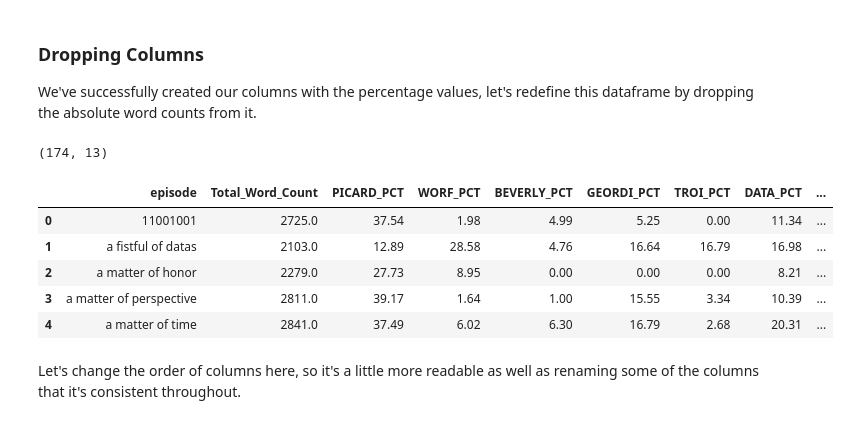
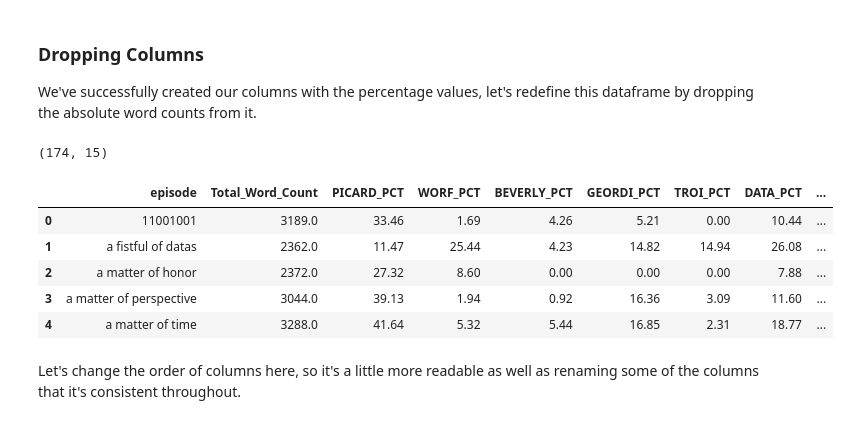
Before and after one commit to KatyaZeross/TrekPredict, a Jupyter notebook: Part1_StarTrek_CleaningEDA.ipynb, the cells around one changed output. Cells and saved outputs as stored; diff of their text form; code cells hidden in the pictures.

```diff
--- a/Part1_StarTrek_CleaningEDA.ipynb
+++ b/Part1_StarTrek_CleaningEDA.ipynb
@@ -570,0 +580,15 @@ We'll begin by creating a list of characters, and then create a loop for a WordC
+# %%
+main_cast = ['PICARD','WORF', 'BEVERLY', 'GEORDI', 'TROI',  'DATA', 'RIKER', 'WES', 'GUINAN', 'TASHA', 'PULASKI', 'Q' , 'LORE']
+
+# loop through the rows and indexes of the StarTrek_df
+for index, row in StarTrek_df.iterrows():
+    # loop through the characters in main_cast
+    for character in main_cast:
+        # check to see if the character is in the who column from the main_cast
+        if character in StarTrek_df.at[index, "who"]:
+            # replace value with character
+            StarTrek_df.at[index, "who"] = character
+    # check to see if the character is not in the main_cast
+    if StarTrek_df.at[index, "who"] not in main_cast:
+        # replace with 'other'
+        StarTrek_df.at[index, "who"] = "OTHER"
@@ -705,7 +841,7 @@ Now that we've created our list of characters, we're creating a loop where:
 # %%
 df_list = []
 
-for character in characters:
+for character in main_cast:
 
     #filter to only the characters in the list
     StarTrek_Char = StarTrek_df.loc[StarTrek_df['who'] == character]
@@ -838,7 +978,7 @@ dtype: float64
 With our index correct now, we can continue with some more feature engineering. We can see that each column has the total words per character, but we don't have a total words for the whole roster. So, we'll created a `Total_Word_Count` column that adds up all the characters that we have.
 # %%
 # getting the total word count for each episode
-WordCount_Char['Total_Word_Count'] = WordCount_Char['PICARD'] + WordCount_Char['WORF'] + WordCount_Char['BEVERLY'] + WordCount_Char['GEORDI'] + WordCount_Char['TROI'] + WordCount_Char['DATA'] + WordCount_Char['RIKER'] + WordCount_Char['Q'] + WordCount_Char['LORE'] + WordCount_Char['WESLEY'] + WordCount_Char['GUINAN']
+WordCount_Char['Total_Word_Count'] = WordCount_Char.sum(axis=1)
 # %%
 # sanity check
 WordCount_Char.sample(10)
@@ -864,9 +1004,9 @@ Success. However, having numerical values doesn't correctly portray the signific
 In order to mitigate this, we'll convert the values into percentages, or more specifically, relative total word count. Our next steps are going to be creating a new group of columns specifically for the percentage values, and then drop the previous version (the total number). What we'll have left is just percentage values, and the total word count for reference.
 # %%
 # getting the relative word count for each character instead of keeping the absolute values
-character_percents = ['PICARD_PCT','WORF_PCT', 'BEVERLY_PCT', 'GEORDI_PCT', 'TROI_PCT',  'DATA_PCT', 'RIKER_PCT', 'Q_PCT', 'LORE_PCT', 'WESLEY_PCT', 'GUINAN_PCT']
+character_percents = ['PICARD_PCT','WORF_PCT', 'BEVERLY_PCT', 'GEORDI_PCT', 'TROI_PCT',  'DATA_PCT', 'RIKER_PCT', 'Q_PCT', 'LORE_PCT', 'WESLEY_PCT', 'GUINAN_PCT', 'TASHA_PCT', 'PULASKI_PCT']
 
-for index, character in enumerate(characters):
+for index, character in enumerate(main_cast):
 
     # getting the percentage value for each character per episode
     WordCount_Char[character_percents[index]] = round((WordCount_Char[character] / WordCount_Char['Total_Word_Count']*100),2)
@@ -886,18 +1026,18 @@ WordCount_Char.head()
 
 We've successfully created our columns with the percentage values, let's redefine this dataframe by dropping the absolute word counts from it.
 # %%
-Relative_WordCount_Char = WordCount_Char.drop(columns=['PICARD', 'WORF', 'BEVERLY', 'GEORDI', 'TROI', 'DATA', 'RIKER', 'Q', 'LORE', 'WESLEY', 'GUINAN'])
+Relative_WordCount_Char = WordCount_Char.drop(columns=['PICARD', 'WORF', 'BEVERLY', 'GEORDI', 'TROI', 'DATA', 'RIKER', 'Q', 'LORE', 'WES', 'GUINAN', 'TASHA', 'PULASKI'])
 
 print(Relative_WordCount_Char.shape)
 Relative_WordCount_Char.head()
 # %% [output]
-(174, 13)
+(174, 15)
 |  | episode | Total_Word_Count | PICARD_PCT | WORF_PCT | BEVERLY_PCT | GEORDI_PCT | TROI_PCT | DATA_PCT | ... |
-| 0 | 11001001 | 2725.0 | 37.54 | 1.98 | 4.99 | 5.25 | 0.00 | 11.34 | ... |
-| 1 | a fistful of datas | 2103.0 | 12.89 | 28.58 | 4.76 | 16.64 | 16.79 | 16.98 | ... |
-| 2 | a matter of honor | 2279.0 | 27.73 | 8.95 | 0.00 | 0.00 | 0.00 | 8.21 | ... |
-| 3 | a matter of perspective | 2811.0 | 39.17 | 1.64 | 1.00 | 15.55 | 3.34 | 10.39 | ... |
-| 4 | a matter of time | 2841.0 | 37.49 | 6.02 | 6.30 | 16.79 | 2.68 | 20.31 | ... |
+| 0 | 11001001 | 3189.0 | 33.46 | 1.69 | 4.26 | 5.21 | 0.00 | 10.44 | ... |
+| 1 | a fistful of datas | 2362.0 | 11.47 | 25.44 | 4.23 | 14.82 | 14.94 | 26.08 | ... |
+| 2 | a matter of honor | 2372.0 | 27.32 | 8.60 | 0.00 | 0.00 | 0.00 | 7.88 | ... |
+| 3 | a matter of perspective | 3044.0 | 39.13 | 1.94 | 0.92 | 16.36 | 3.09 | 11.60 | ... |
+| 4 | a matter of time | 3288.0 | 41.64 | 5.32 | 5.44 | 16.85 | 2.31 | 18.77 | ... |
 # %% [markdown]
 Let's change the order of columns here, so it's a little more readable as well as renaming some of the columns that it's consistent throughout.
 # %%
```
Also changed, not shown: parts of 46 cells of this notebook, 10 other files.
